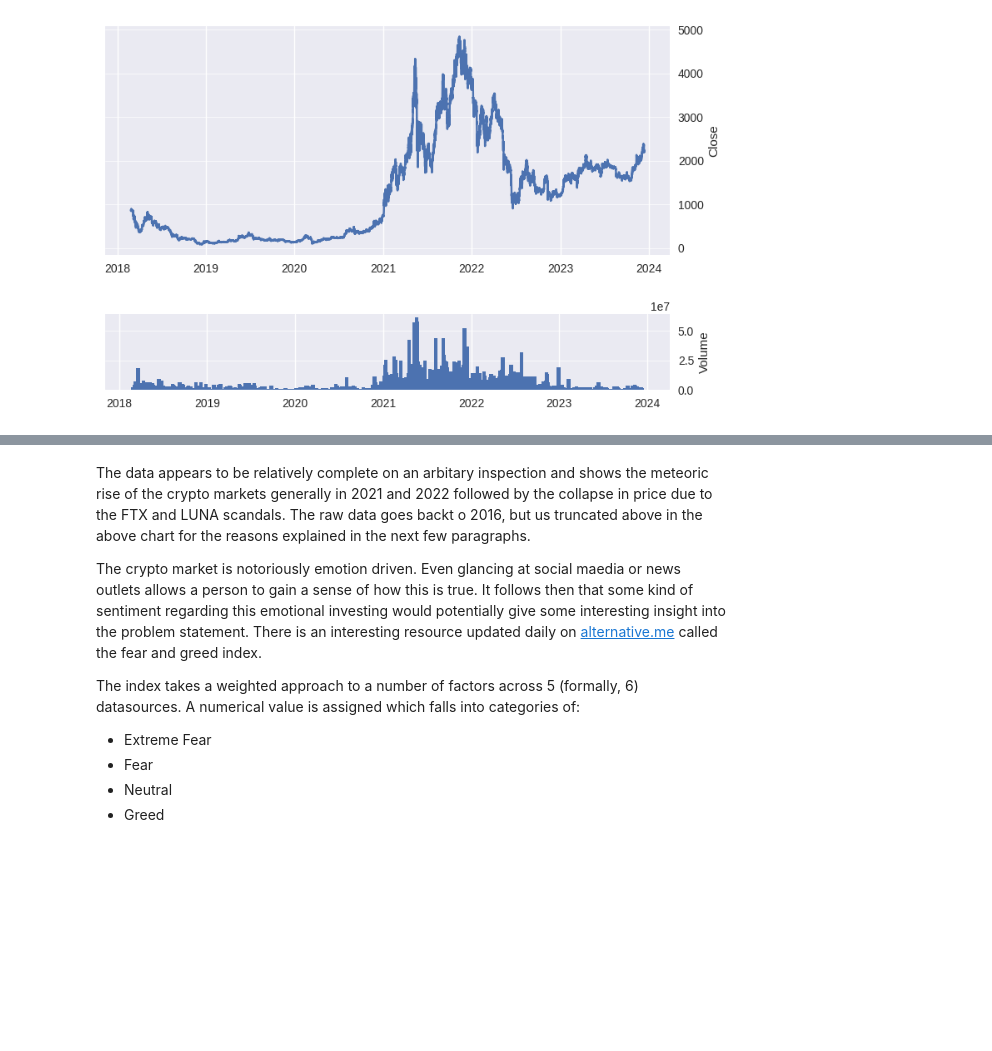
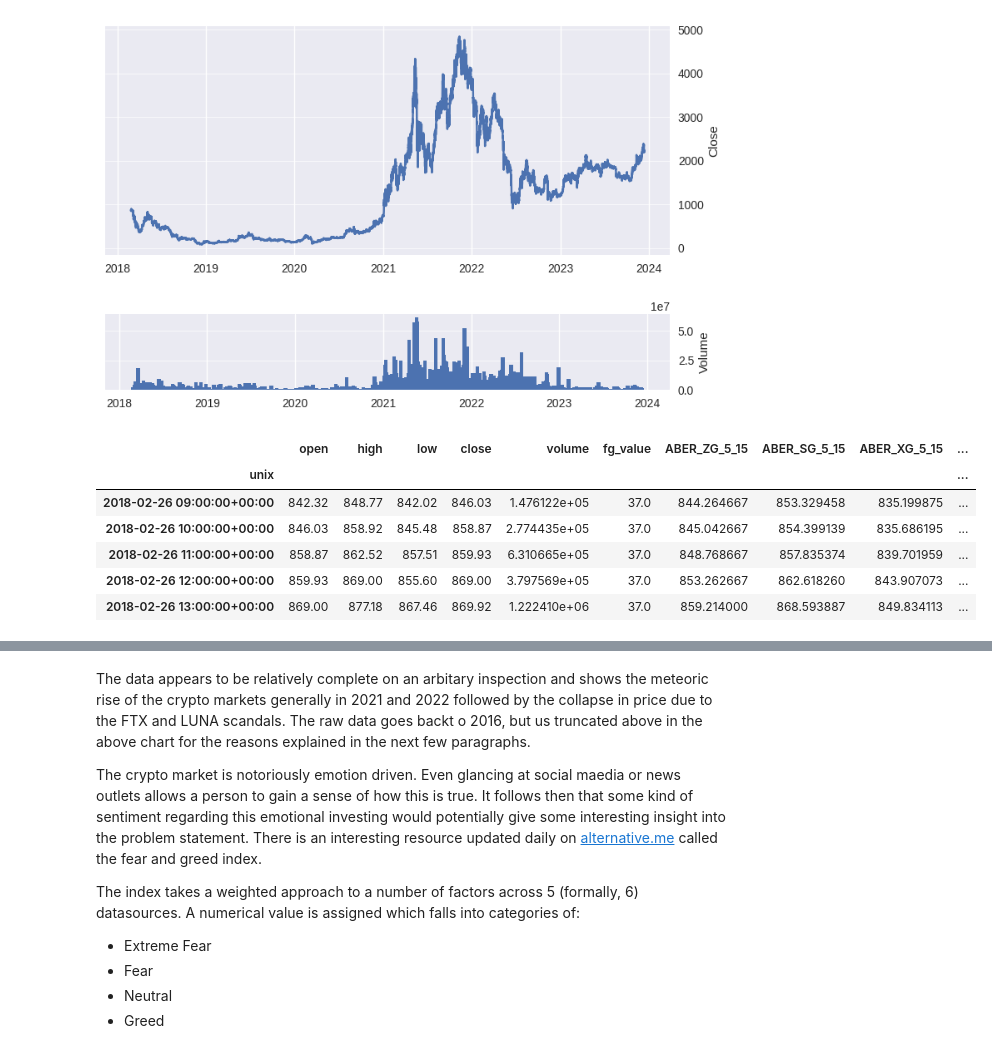
Before and after one commit to will-j-c/cqf_final_project_DL, a Jupyter notebook: report.ipynb, the cells around one changed output, grey strips where cells are left out. Saved outputs shown, nothing was run; the diff lists cells and outputs as text; code cells hidden in the pictures; blank space fills up the shorter version.

```diff
--- a/report.ipynb
+++ b/report.ipynb
@@ -81,3 +105,13 @@ df = pd.read_csv('data/unscaled_clean_data.csv', parse_dates=True, index_col='un
 plot_price_vol(df, 'close', 'volume')
 # %% [output]
 [figure]
+# %%
+df.head()
+# %% [output]
+|  | open | high | low | close | volume | fg_value | ABER_ZG_5_15 | ABER_SG_5_15 | ABER_XG_5_15 | ... |
+| unix |  |  |  |  |  |  |  |  |  | ... |
+| 2018-02-26 09:00:00+00:00 | 842.32 | 848.77 | 842.02 | 846.03 | 1.476122e+05 | 37.0 | 844.264667 | 853.329458 | 835.199875 | ... |
+| 2018-02-26 10:00:00+00:00 | 846.03 | 858.92 | 845.48 | 858.87 | 2.774435e+05 | 37.0 | 845.042667 | 854.399139 | 835.686195 | ... |
+| 2018-02-26 11:00:00+00:00 | 858.87 | 862.52 | 857.51 | 859.93 | 6.310665e+05 | 37.0 | 848.768667 | 857.835374 | 839.701959 | ... |
+| 2018-02-26 12:00:00+00:00 | 859.93 | 869.00 | 855.60 | 869.00 | 3.797569e+05 | 37.0 | 853.262667 | 862.618260 | 843.907073 | ... |
+| 2018-02-26 13:00:00+00:00 | 869.00 | 877.18 | 867.46 | 869.92 | 1.222410e+06 | 37.0 | 859.214000 | 868.593887 | 849.834113 | ... |
```
Also changed, not shown: parts of 13 cells of this notebook, 37 other files.
